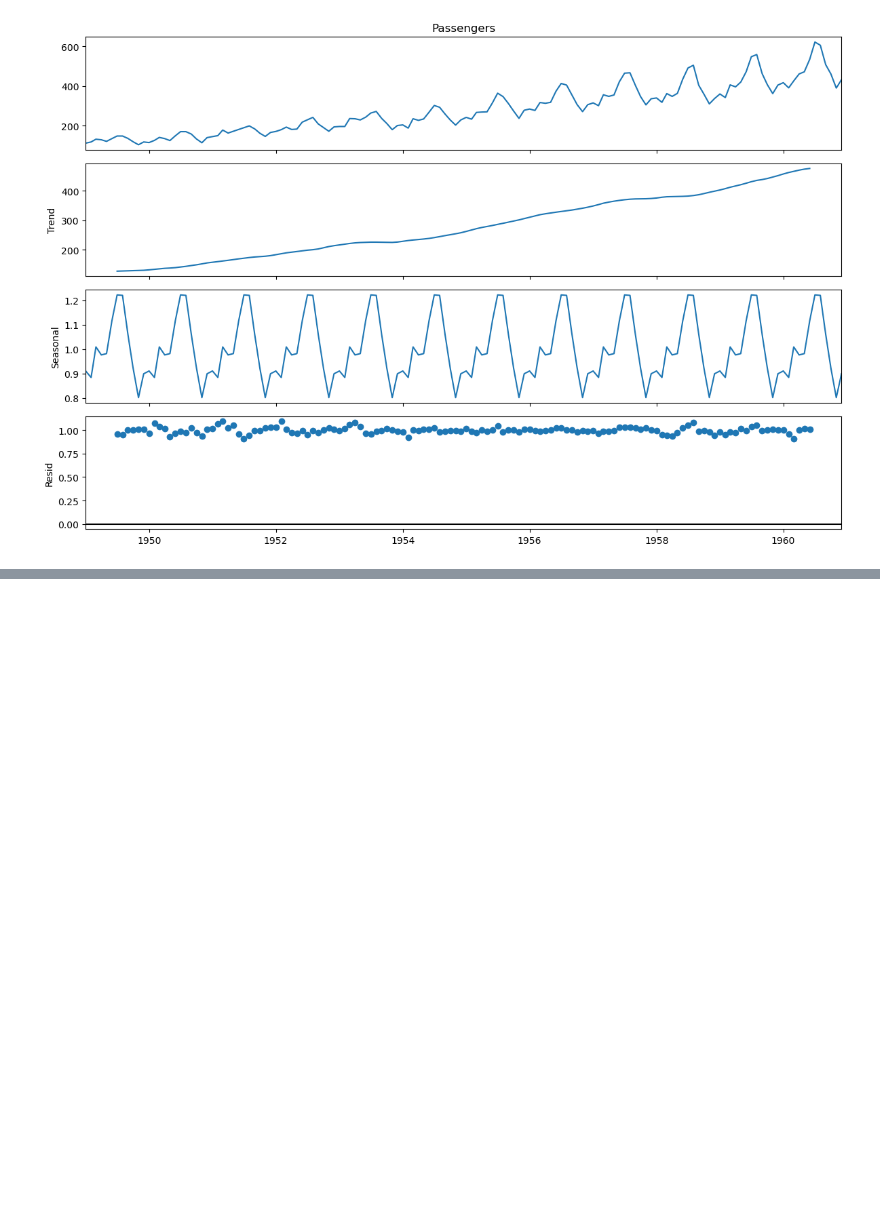
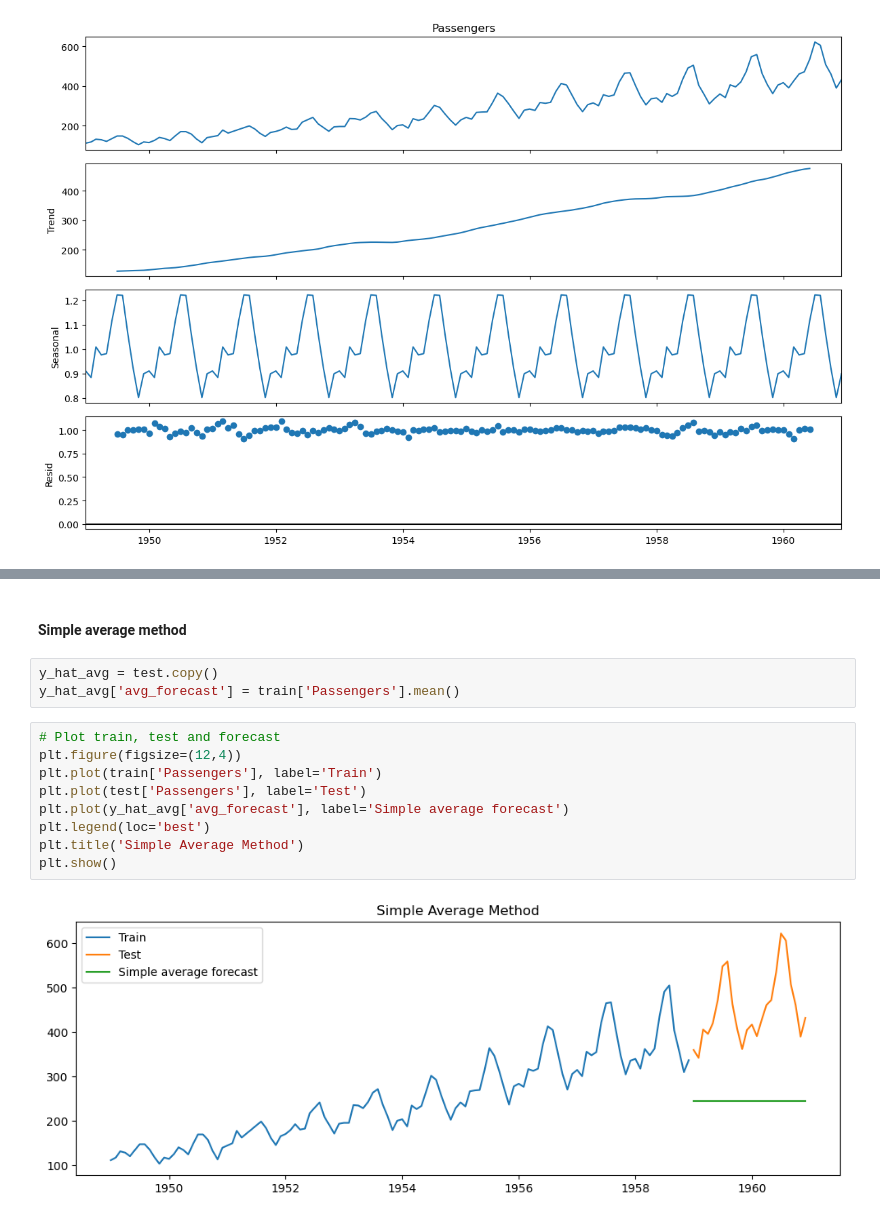
Before and after one commit to sanjanabansal1994/Time-Series-Analysis, a Jupyter notebook: Code.ipynb, the cells around one changed output, grey strips where cells are left out. Drawn from its saved outputs; the diff is of its cells as text; blank space fills up the shorter version.

```diff
--- a/Code.ipynb
+++ b/Code.ipynb
@@ -102,0 +142,16 @@ plt.show()
+# %% [markdown]
+#### Simple average method
+# %%
+y_hat_avg = test.copy()
+y_hat_avg['avg_forecast'] = train['Passengers'].mean()
+# %%
+# Plot train, test and forecast
+plt.figure(figsize=(12,4))
+plt.plot(train['Passengers'], label='Train')
+plt.plot(test['Passengers'], label='Test')
+plt.plot(y_hat_avg['avg_forecast'], label='Simple average forecast')
+plt.legend(loc='best')
+plt.title('Simple Average Method')
+plt.show()
+# %% [output]
+[figure, added]
```
Also changed, not shown: parts of 11 cells of this notebook.
